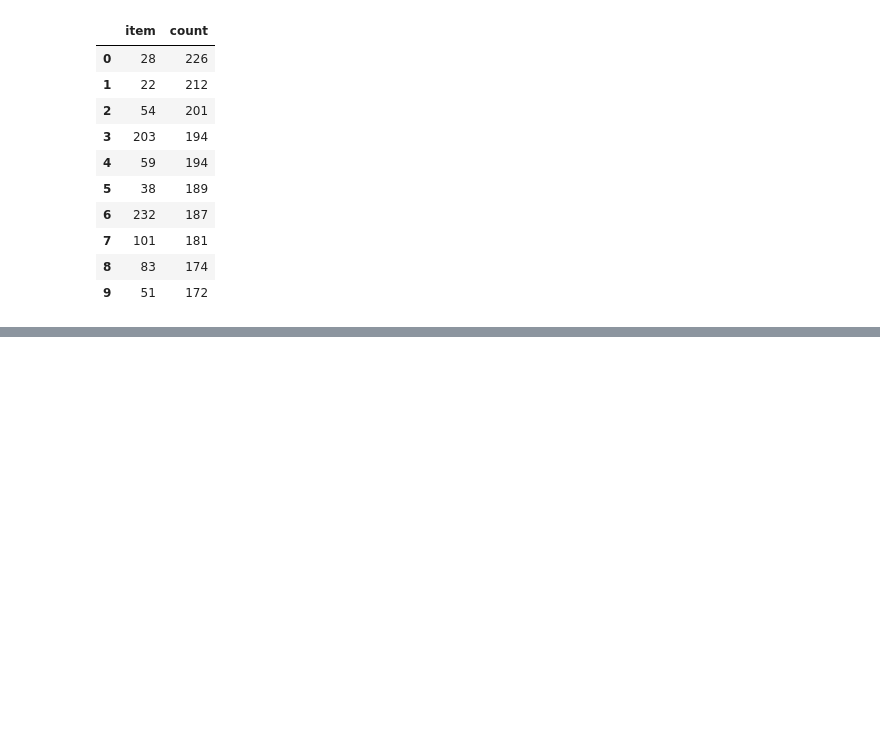
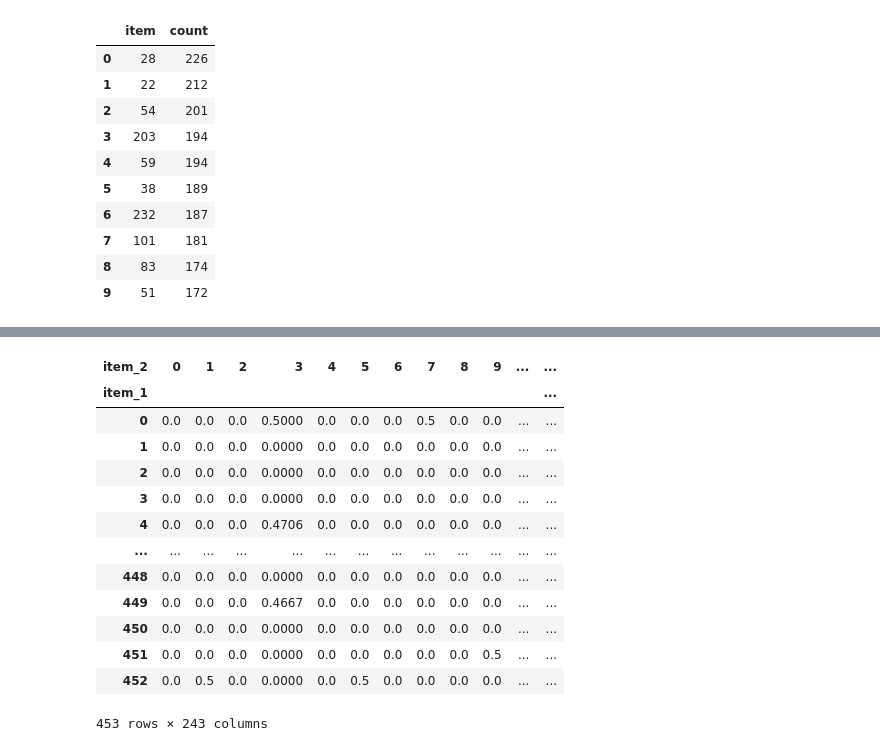
Before and after one commit to asdfrt159/DataScientist, a Jupyter notebook: DB/hw/test.ipynb, the cells around one changed output, grey strips where cells are left out. Cells and saved outputs as stored; diff of their text form; code cells hidden in the pictures; blank space fills up the shorter version.

```diff
--- a/DB/hw/test.ipynb
+++ b/DB/hw/test.ipynb
@@ -80,0 +147,7 @@ get_output(query)
+# %%
+query2 = 'SELECT I.item_1, I.item_2, ROUND(I.sim/S.sim_sum , 4) AS nor_sim\
+		FROM (SELECT item_1, item_2, sim, ROW_NUMBER() OVER(PARTITION BY item_1 ORDER BY sim DESC, item_2 ASC) AS ranking\
+			FROM item_similarity) AS I NATURAL JOIN ('+ query +') AS S\
+        WHERE I.ranking <= ' + str(rec_num) +''
+item_sim = get_output(query2)
+item_sim
@@ -80,0 +238,18 @@ get_output(query)
+# %%
+ii_pivot = pd.pivot_table(item_sim, index= 'item_1', columns= 'item_2', values= 'nor_sim').fillna(0)
+ii_pivot
+# %% [output]
+| item_2 | 0 | 1 | 2 | 3 | 4 | 5 | 6 | 7 | 8 | 9 | ... | ... |
+| item_1 |  |  |  |  |  |  |  |  |  |  |  | ... |
+| 0 | 0.0 | 0.0 | 0.0 | 0.5000 | 0.0 | 0.0 | 0.0 | 0.5 | 0.0 | 0.0 | ... | ... |
+| 1 | 0.0 | 0.0 | 0.0 | 0.0000 | 0.0 | 0.0 | 0.0 | 0.0 | 0.0 | 0.0 | ... | ... |
+| 2 | 0.0 | 0.0 | 0.0 | 0.0000 | 0.0 | 0.0 | 0.0 | 0.0 | 0.0 | 0.0 | ... | ... |
+| 3 | 0.0 | 0.0 | 0.0 | 0.0000 | 0.0 | 0.0 | 0.0 | 0.0 | 0.0 | 0.0 | ... | ... |
+| 4 | 0.0 | 0.0 | 0.0 | 0.4706 | 0.0 | 0.0 | 0.0 | 0.0 | 0.0 | 0.0 | ... | ... |
+| ... | ... | ... | ... | ... | ... | ... | ... | ... | ... | ... | ... | ... |
+| 448 | 0.0 | 0.0 | 0.0 | 0.0000 | 0.0 | 0.0 | 0.0 | 0.0 | 0.0 | 0.0 | ... | ... |
+| 449 | 0.0 | 0.0 | 0.0 | 0.4667 | 0.0 | 0.0 | 0.0 | 0.0 | 0.0 | 0.0 | ... | ... |
+| 450 | 0.0 | 0.0 | 0.0 | 0.0000 | 0.0 | 0.0 | 0.0 | 0.0 | 0.0 | 0.0 | ... | ... |
+| 451 | 0.0 | 0.0 | 0.0 | 0.0000 | 0.0 | 0.0 | 0.0 | 0.0 | 0.0 | 0.5 | ... | ... |
+| 452 | 0.0 | 0.5 | 0.0 | 0.0000 | 0.0 | 0.5 | 0.0 | 0.0 | 0.0 | 0.0 | ... | ... |
+453 rows × 243 columns
```
Also changed, not shown: parts of 15 cells of this notebook, 2 other files.
